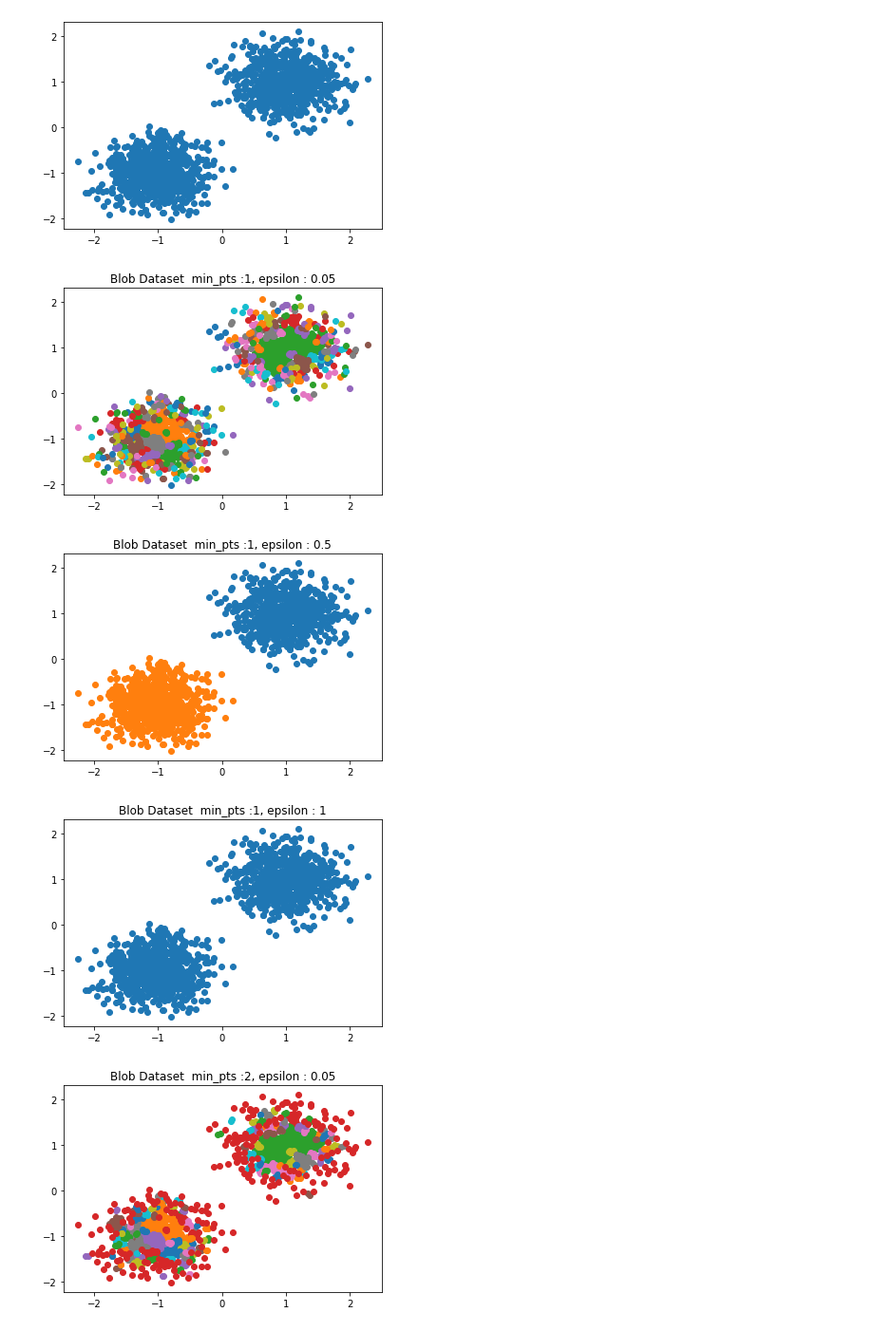
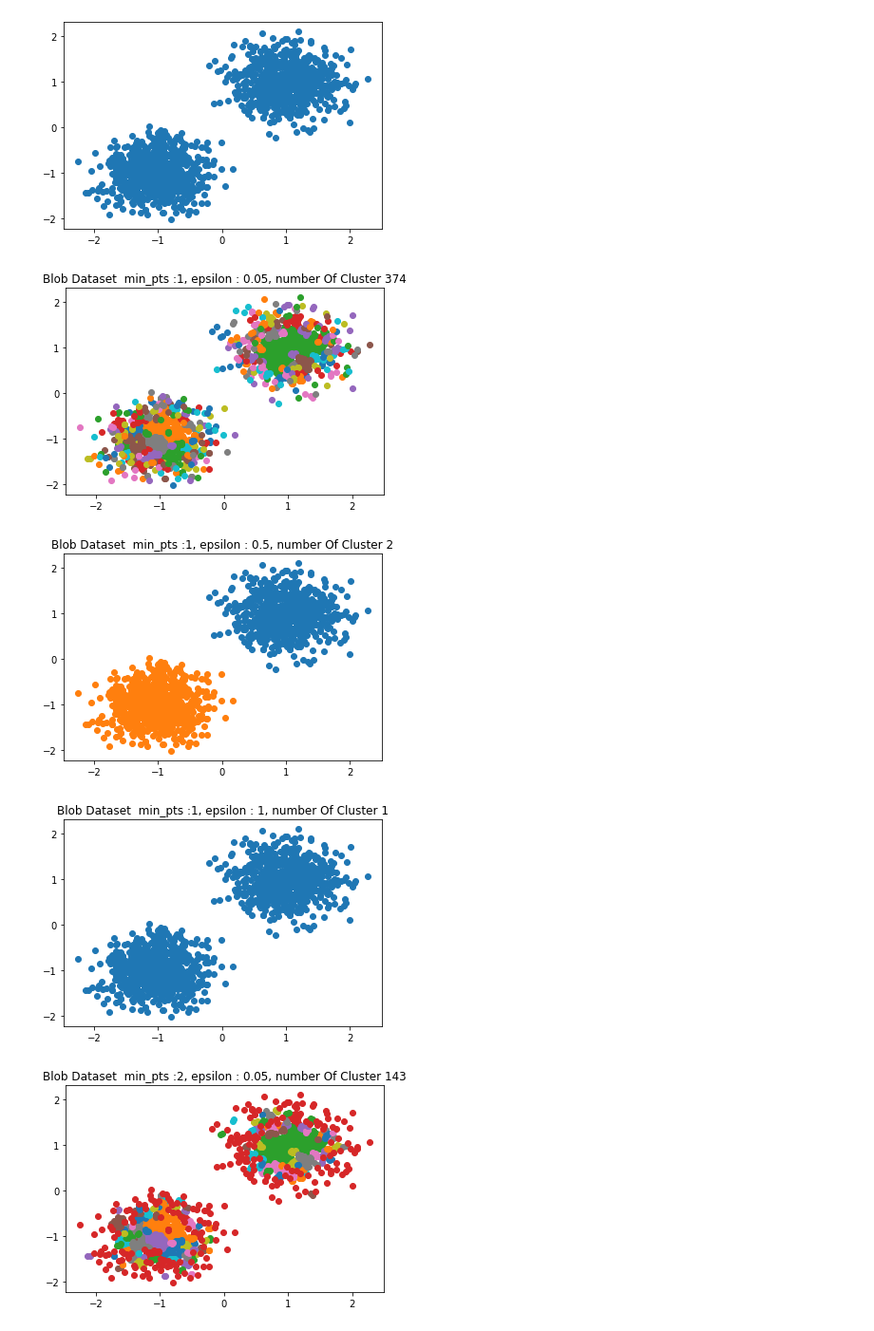
Before and after one commit to cr21/Unsupervised-Machine-Learning-Clustering, a Jupyter notebook: DensityClusters.ipynb, the cells around one changed output. Shown at 95% size. Drawn from its saved outputs; the diff is of its cells as text; code cells hidden in the pictures.

```diff
--- a/DensityClusters.ipynb
+++ b/DensityClusters.ipynb
@@ -103,7 +103,7 @@ def runDBScan(pointList, neighList, MinPts, epsilon):
   for noise in noiseList:
     clusters[index].append(noise)
 
-  return clusters
+  return clusters, index
 # %%
 def createCluster (visited, currentNeighbourhood, clusterIndex, currindexPts, epsilon, neighList, pointList, MinPts, clusters) :
   for neighidx in currentNeighbourhood :
@@ -140,7 +140,7 @@ def plotClusters(CP, title):
 pointList, neighList, npArray = loadFile("dbscan.csv")
 
 #  run DBScan to get clusters indexes
-clusterIdx = runDBScan(pointList, neighList, 3, 7.5)
+clusterIdx, counter = runDBScan(pointList, neighList, 3, 7.5)
 # get cluster points form indexes
 clusterPoints = getClusterPointsfromIndex(clusterIdx, pointList)
 # plot the cluster
@@ -214,8 +214,8 @@ for min_pts in minPts:
     circlePoints, circleNeighList, numpyData = loadFile("processedCircle.csv")
 
     #  run DBScan to get clusters indexes
-    circleClusterIdx = runDBScan(circlePoints, circleNeighList, min_pts, epsilon)
+    circleClusterIdx, counter = runDBScan(circlePoints, circleNeighList, min_pts, epsilon)
     # get cluster points form indexes
     circleClusterPoints = getClusterPointsfromIndex(circleClusterIdx, circlePoints)
     # plot the cluster
-    plotClusters(circleClusterPoints, f"Circle Dataset  min_pts :{ min_pts}, epsilon : {epsilon}")
+    plotClusters(circleClusterPoints, f"Circle Dataset  min_pts :{ min_pts}, epsilon : {epsilon}, numberOfCluster : {counter}")
@@ -232,23 +246,23 @@ plt.show()
 # %%
 # db scan on Blob data set
 EpsilonList = [0.05,0.5,1]
 minPts = [1,2,5,7]
 for min_pts in minPts:
   for epsilon in EpsilonList:
 
     blobDataset = generateDataSet(blobpoints, blobdata, epsilon,"processedBlob.csv")
 
     #  load file
     blobPoints, blobNeighList, numpyData = loadFile("processedBlob.csv")
 
     #  run DBScan to get clusters indexes
-    blobClusterIdx = runDBScan(blobPoints, blobNeighList, min_pts, epsilon)
+    blobClusterIdx, counter = runDBScan(blobPoints, blobNeighList, min_pts, epsilon)
     # get cluster points form indexes
     blobClusterPoints = getClusterPointsfromIndex(blobClusterIdx, blobPoints)
     # plot the cluster
-    plotClusters(blobClusterPoints, f"Blob Dataset  min_pts :{ min_pts}, epsilon : {epsilon}")
+    plotClusters(blobClusterPoints, f"Blob Dataset  min_pts :{ min_pts}, epsilon : {epsilon}, number Of Cluster {counter}")
 # %% [output]
-[figure, old version]
+[figure, new version]
-[figure, old version]
+[figure, new version]
-[figure, old version]
+[figure, new version]
-[figure, old version]
+[figure, new version]
```
Also changed, not shown: parts of 5 cells of this notebook.
